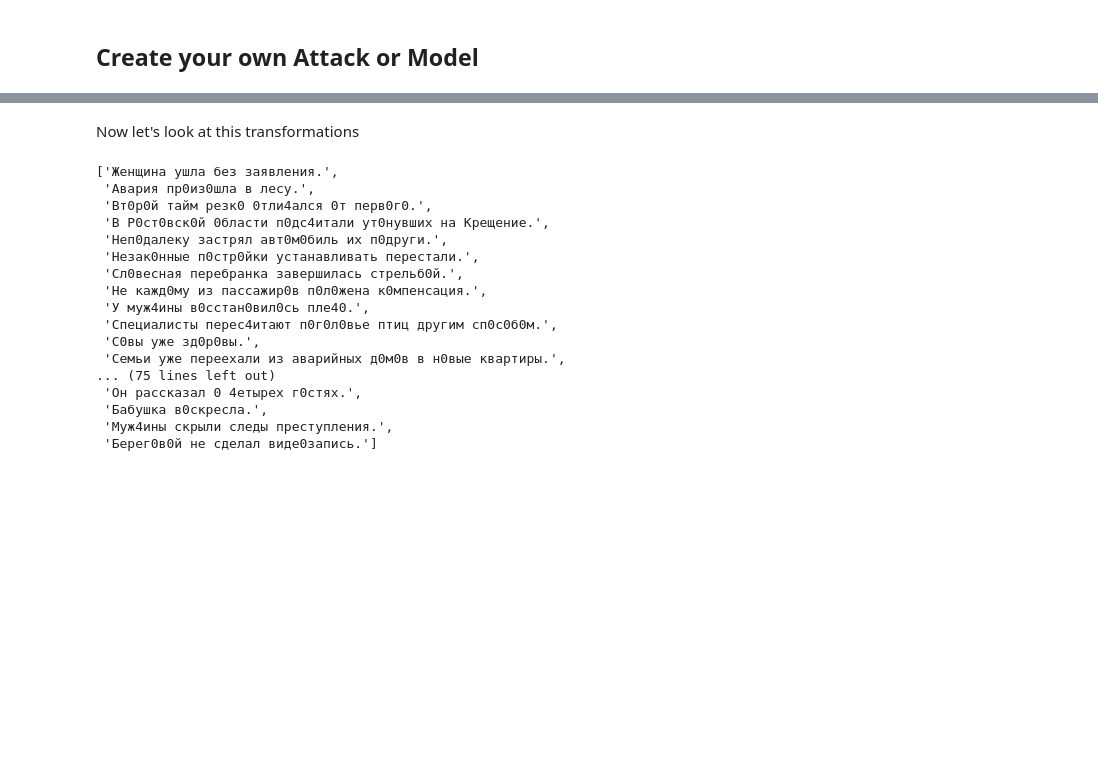
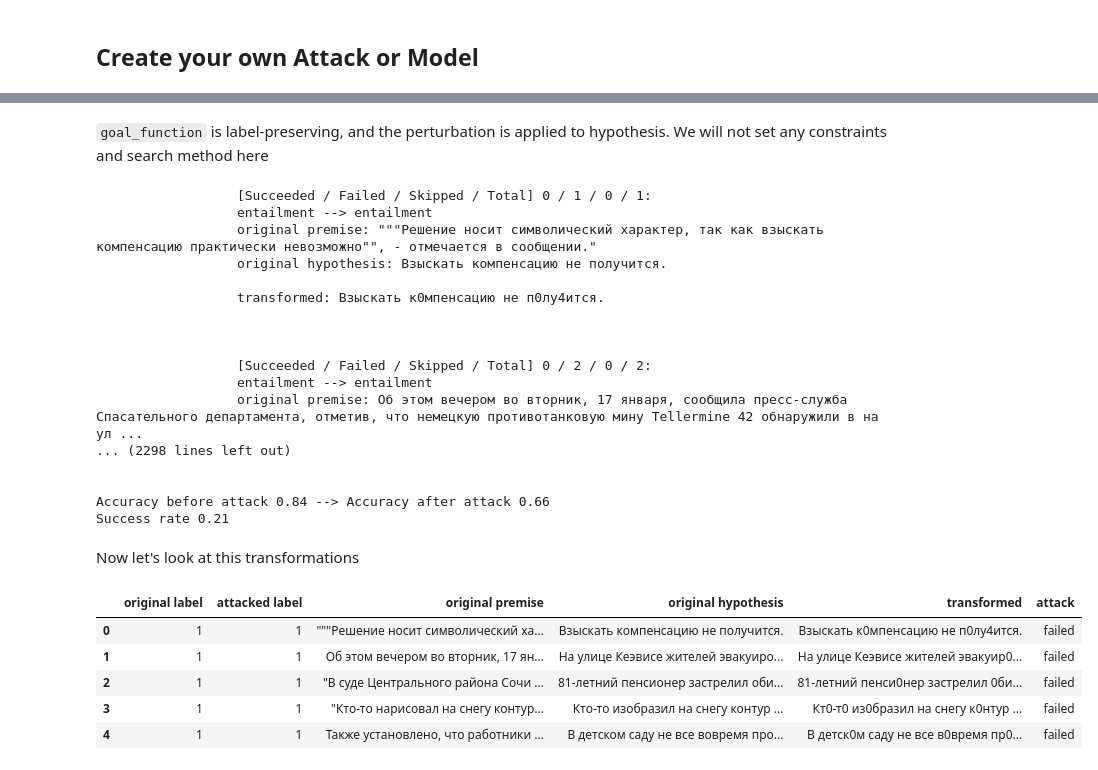
Before and after one commit to yuliya1324/ru_attacker, a Jupyter notebook: Tutorial.ipynb, the cells around one changed output, grey strips where cells are left out. Cells and saved outputs as stored; diff of their text form; code cells hidden in the pictures; blank space fills up the shorter version.

```diff
--- a/Tutorial.ipynb
+++ b/Tutorial.ipynb
@@ -80,20 +109,7 @@ Now lets create an attack that changes all character `ч` to `4` and `о` to `0`
 # %%
-from ru_attacker.attacks import BasicAttack
-
-class CharAttack(BasicAttack):
+class CharTransformation(BasicTransformation):
     def __init__(self):
         self.di = {"ч": "4", "о": "0"}
 
-    def attack(self, model, dataset):
-        transformations = []
-        for i, row in dataset.iterrows():
-            premise = row["premise"]
-            hypothesis = row["hypothesis"]
-            label = row["label"]
-            prediction = model.predict(model.prepare_data(premise, hypothesis))
-            if label == prediction:
-                transformed = "".join([self.di[ch] if ch in self.di else ch for ch in hypothesis])
-                prediction = model.predict(model.prepare_data(transformed, hypothesis))
-                if label != prediction:
-                    transformations.append(transformed)
-        return transformations
+    def transform(self, text):
+        return ["".join([self.di[ch] if ch in self.di else ch for ch in text])]
@@ -102,25 +116,43 @@ char_attack = CharAttack()
+# %% [markdown]
+`goal_function` is label-preserving, and the perturbation is applied to hypothesis. We will not set any constraints and search method here
+# %%
+char_attack = Attack(
+    transformation=CharTransformation(),
+    goal_function=LabelPreserving(),
+    type_perturbation="hypothesis",
+    constraints=None,
+    search_method=None
+)
 # %%
-transforms = char_attack.attack(ruRoberta, data)
+results = char_attack.attack(ruRoberta, data)
+# %% [output]
+                  [Succeeded / Failed / Skipped / Total] 0 / 1 / 0 / 1:
+                  entailment --> entailment
+                  original premise: """Решение носит символический характер, так как взыскать компенсацию практически невозможно"", - отмечается в сообщении."
+                  original hypothesis: Взыскать компенсацию не получится.
+
+                  transformed: Взыскать к0мпенсацию не п0лу4ится.
+
+
+
+                  [Succeeded / Failed / Skipped / Total] 0 / 2 / 0 / 2:
+                  entailment --> entailment
+                  original premise: Об этом вечером во вторник, 17 января, сообщила пресс-служба Спасательного департамента, отметив, что немецкую противотанковую мину Tellermine 42 обнаружили в на ул ...
+... (2298 lines left out)
+
+
+Accuracy before attack 0.84 --> Accuracy after attack 0.66
+Success rate 0.21
 # %% [markdown]
 Now let's look at this transformations
-# %%
-transforms
-# %% [output]
-['Женщина ушла без заявления.',
- 'Авария пр0из0шла в лесу.',
- 'Вт0р0й тайм резк0 0тли4ался 0т перв0г0.',
- 'В Р0ст0вск0й 0бласти п0дс4итали ут0нувших на Крещение.',
- 'Неп0далеку застрял авт0м0биль их п0други.',
- 'Незак0нные п0стр0йки устанавливать перестали.',
- 'Сл0весная перебранка завершилась стрельб0й.',
- 'Не кажд0му из пассажир0в п0л0жена к0мпенсация.',
- 'У муж4ины в0сстан0вил0сь пле40.',
- 'Специалисты перес4итают п0г0л0вье птиц другим сп0с0б0м.',
- 'С0вы уже зд0р0вы.',
- 'Семьи уже переехали из аварийных д0м0в в н0вые квартиры.',
-... (75 lines left out)
- 'Он рассказал 0 4етырех г0стях.',
- 'Бабушка в0скресла.',
- 'Муж4ины скрыли следы преступления.',
- 'Берег0в0й не сделал виде0запись.']
+# %%
+dataframe = pd.DataFrame(results)
+dataframe.head()
+# %% [output]
+|  | original label | attacked label | original premise | original hypothesis | transformed | attack |
+| 0 | 1 | 1 | """Решение носит символический ха... | Взыскать компенсацию не получится. | Взыскать к0мпенсацию не п0лу4ится. | failed |
+| 1 | 1 | 1 | Об этом вечером во вторник, 17 ян... | На улице Кеэвисе жителей эвакуиро... | На улице Кеэвисе жителей эвакуир0... | failed |
+| 2 | 1 | 1 | "В суде Центрального района Сочи ... | 81-летний пенсионер застрелил оби... | 81-летний пенси0нер застрелил 0би... | failed |
+| 3 | 1 | 1 | "Кто-то нарисовал на снегу контур... | Кто-то изобразил на снегу контур ... | Кт0-т0 из0бразил на снегу к0нтур ... | failed |
+| 4 | 1 | 1 | Также установлено, что работники ... | В детском саду не все вовремя про... | В детск0м саду не все в0время пр0... | failed |
 # %% [markdown]
```
Also changed, not shown: parts of 11 cells of this notebook.
